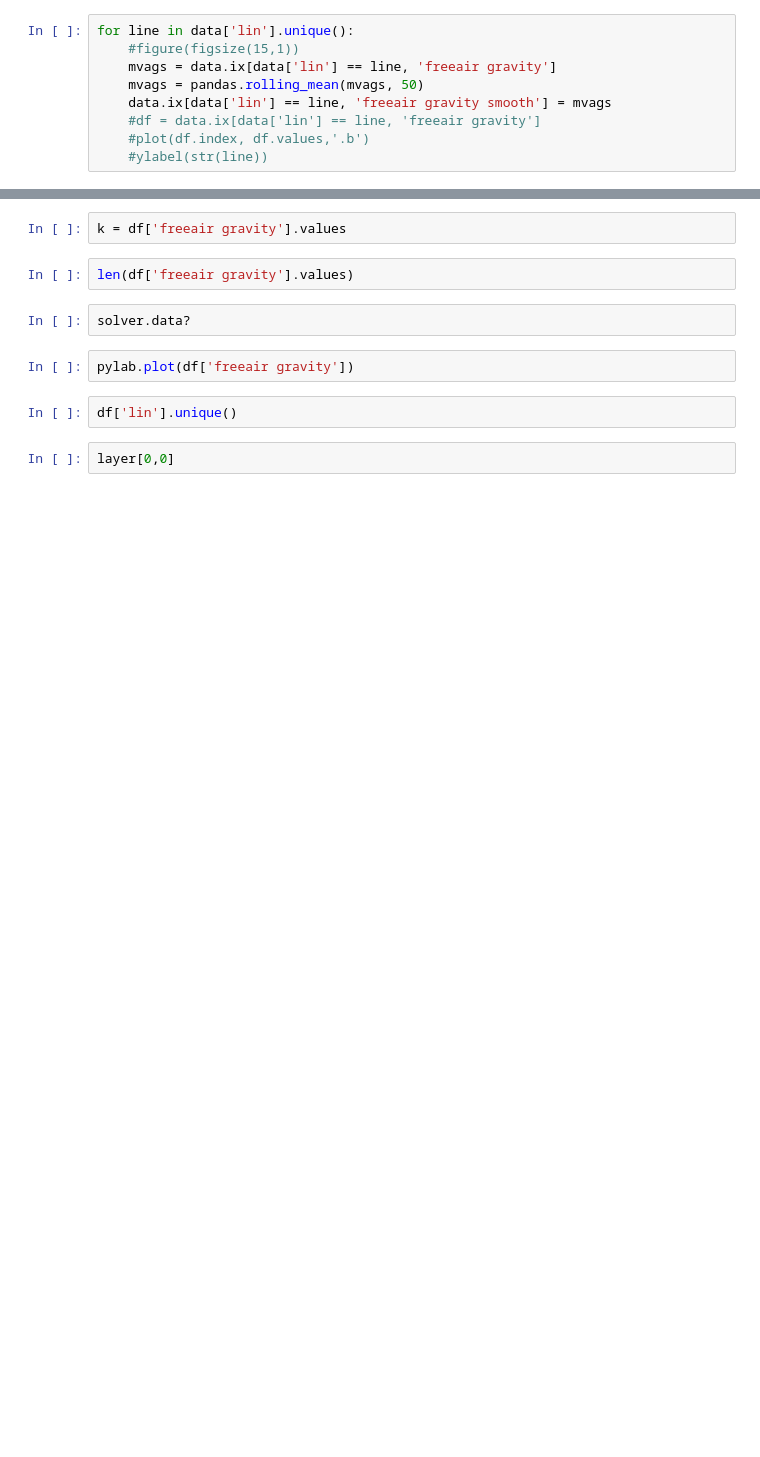
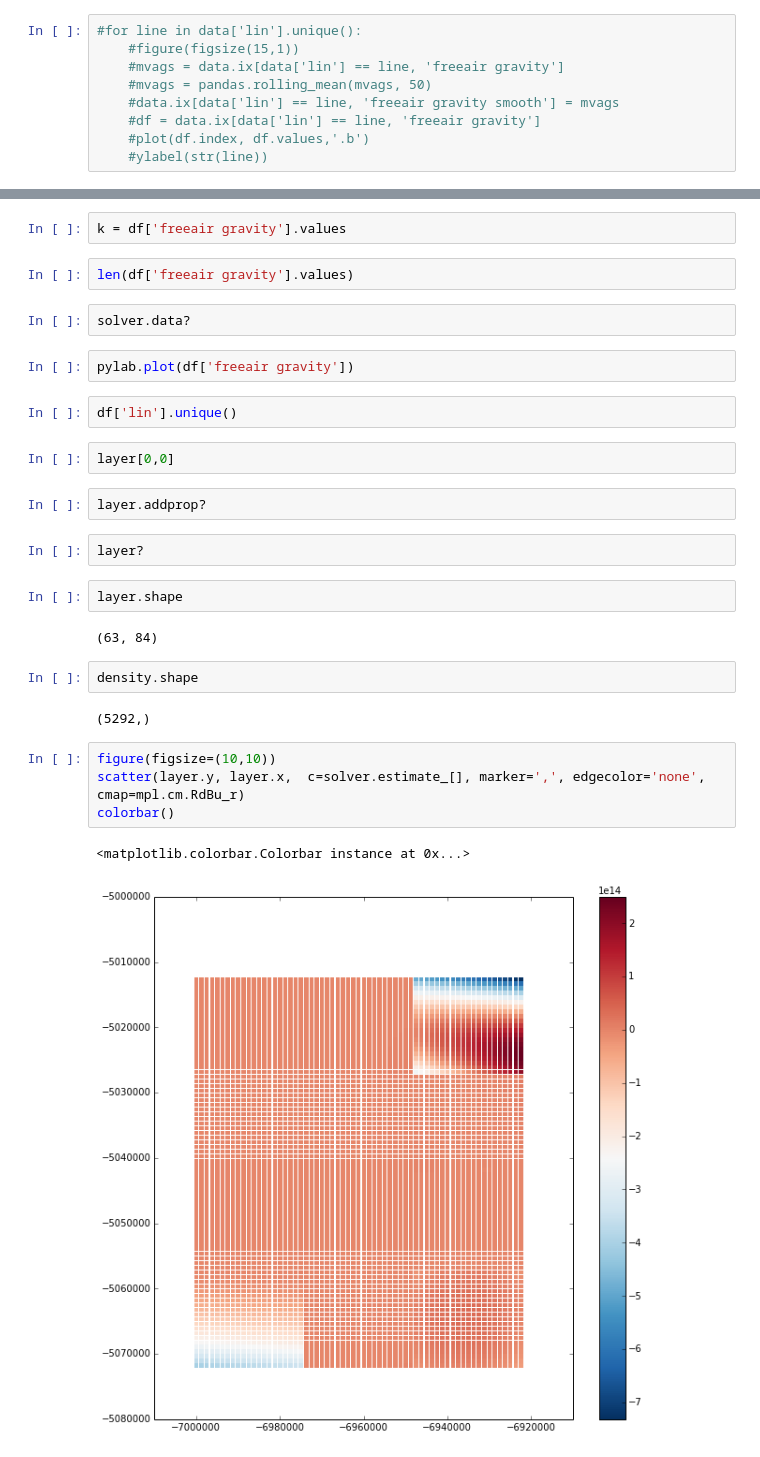
Before and after one commit to eusoubrasileiro/geonumerics, a Jupyter notebook: ipython_notebooks/Fatiando Correção Ar-livre B. H. J..ipynb, the cells around one changed output, grey strips where cells are left out. Cells and saved outputs as stored; diff of their text form; blank space fills up the shorter version.

```diff
--- a/ipython_notebooks/Fatiando Correção Ar-livre B. H. J..ipynb
+++ b/ipython_notebooks/Fatiando Correção Ar-livre B. H. J..ipynb
@@ -150,9 +204,9 @@ I am not using due the fact ???
 # %%
-for line in data['lin'].unique():
+#for line in data['lin'].unique():
     #figure(figsize(15,1))
-    mvags = data.ix[data['lin'] == line, 'freeair gravity']
-    mvags = pandas.rolling_mean(mvags, 50)
-    data.ix[data['lin'] == line, 'freeair gravity smooth'] = mvags
+    #mvags = data.ix[data['lin'] == line, 'freeair gravity']
+    #mvags = pandas.rolling_mean(mvags, 50)
+    #data.ix[data['lin'] == line, 'freeair gravity smooth'] = mvags
     #df = data.ix[data['lin'] == line, 'freeair gravity']
     #plot(df.index, df.values,'.b')
     #ylabel(str(line))
@@ -368,3 +459,22 @@ pylab.plot(df['freeair gravity'])
 df['lin'].unique()
 # %%
 layer[0,0]
+# %%
+layer.addprop?
+# %%
+layer?
+# %%
+layer.shape
+# %% [output]
+(63, 84)
+# %%
+density.shape
+# %% [output]
+(5292,)
+# %%
+figure(figsize=(10,10))
+scatter(layer.y, layer.x,  c=solver.estimate_[], marker=',', edgecolor='none', cmap=mpl.cm.RdBu_r)
+colorbar()
+# %% [output]
+<matplotlib.colorbar.Colorbar instance at 0x...>
+[figure, added]
```
Also changed, not shown: parts of 19 cells of this notebook, 1 other file.
